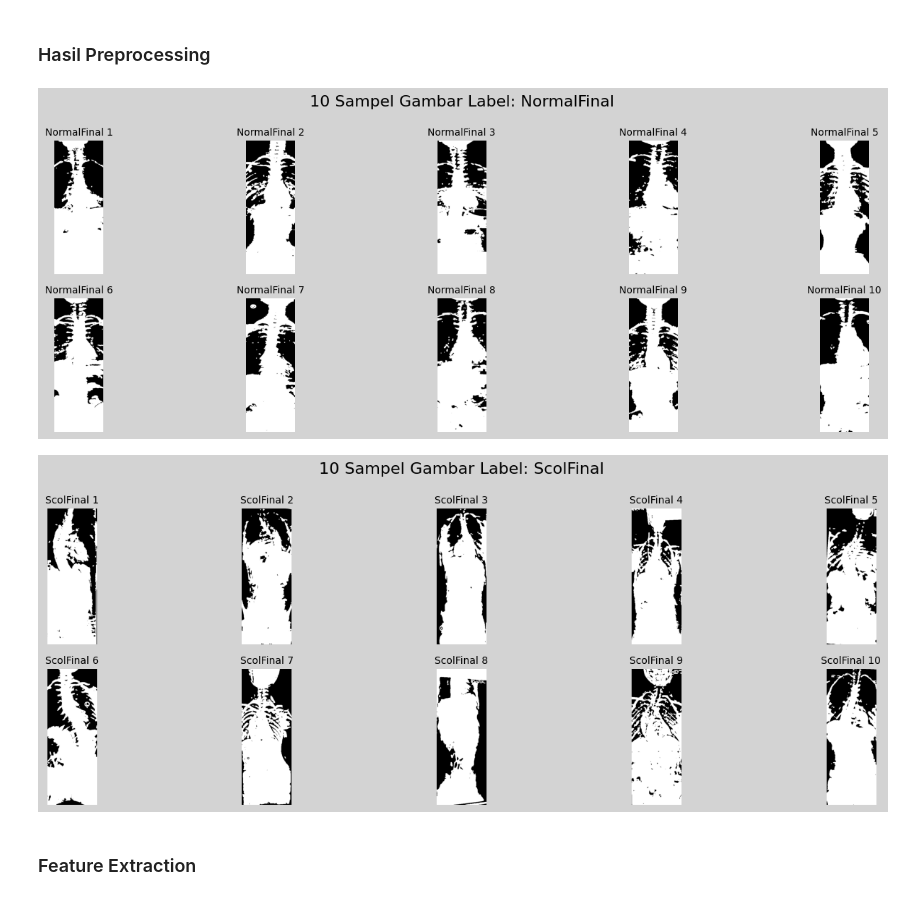
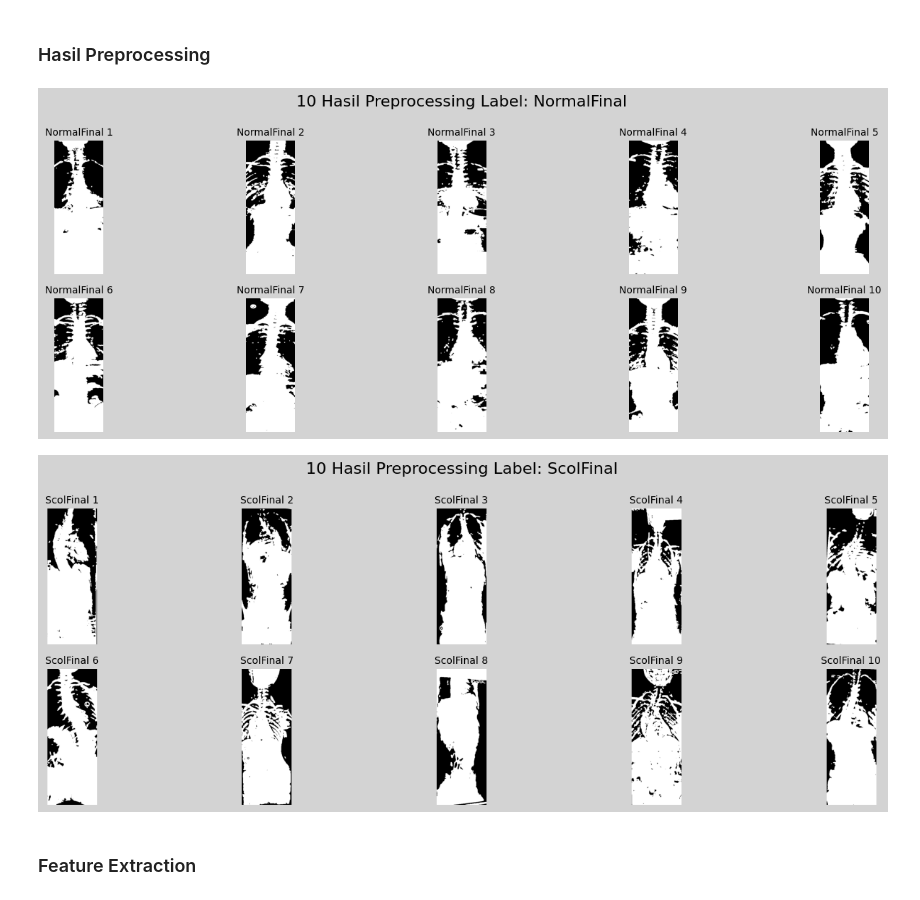
Before and after one commit to daelzikri/Project-PCD, a Jupyter notebook: percobaan_2.ipynb, the cells around one changed output. Saved outputs shown, nothing was run; the diff lists cells and outputs as text; code cells hidden in the pictures.

Commit message:
perbaikan tampilan hasil prepros

```diff
--- a/percobaan_2.ipynb
+++ b/percobaan_2.ipynb
@@ -177,25 +177,25 @@ Kode di atas melakukan serangkaian tahap preprocessing pada setiap gambar dalam
 # %%
 unique_labels = np.unique(labels)
 
 for label in unique_labels:
     idx = np.where(labels == label)[0][:10]
 
     fig = plt.figure(figsize=(15, 5), facecolor='lightgray')
-    fig.suptitle(f"10 Sampel Gambar Label: {label}", fontsize=16)
+    fig.suptitle(f"10 Hasil Preprocessing Label: {label}", fontsize=16)
 
     for i, index in enumerate(idx):
         ax = plt.subplot(2, 5, i + 1)
         ax.imshow(preprocessed_data[index], cmap='gray')
         ax.set_title(f"{label} {i+1}", fontsize=10)
         ax.axis('off')
         ax.set_facecolor('lightgray')
 
     plt.tight_layout()
     plt.subplots_adjust(top=0.85)
     plt.show()
 # %% [output]
-[figure, old version]
+[figure, new version]
-[figure, old version]
+[figure, new version]
 # %% [markdown]
 ### Feature Extraction
 # %%
```
Also changed, not shown: 3 other files.
